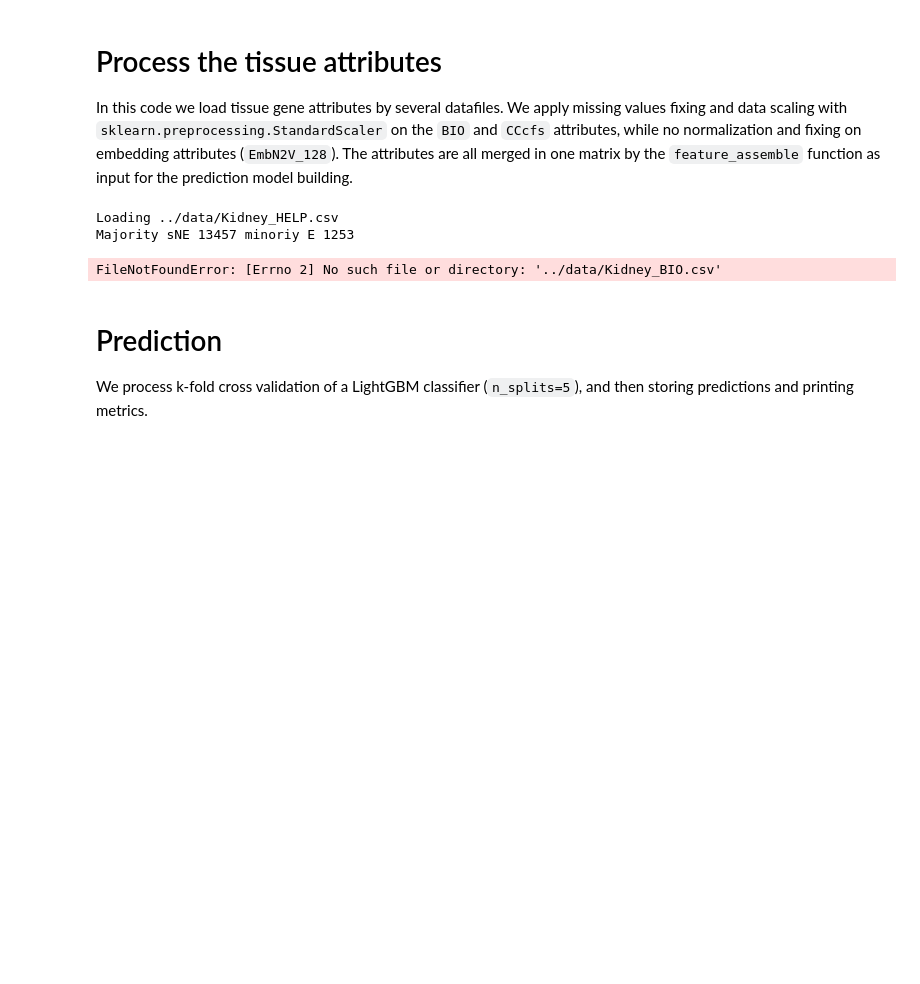
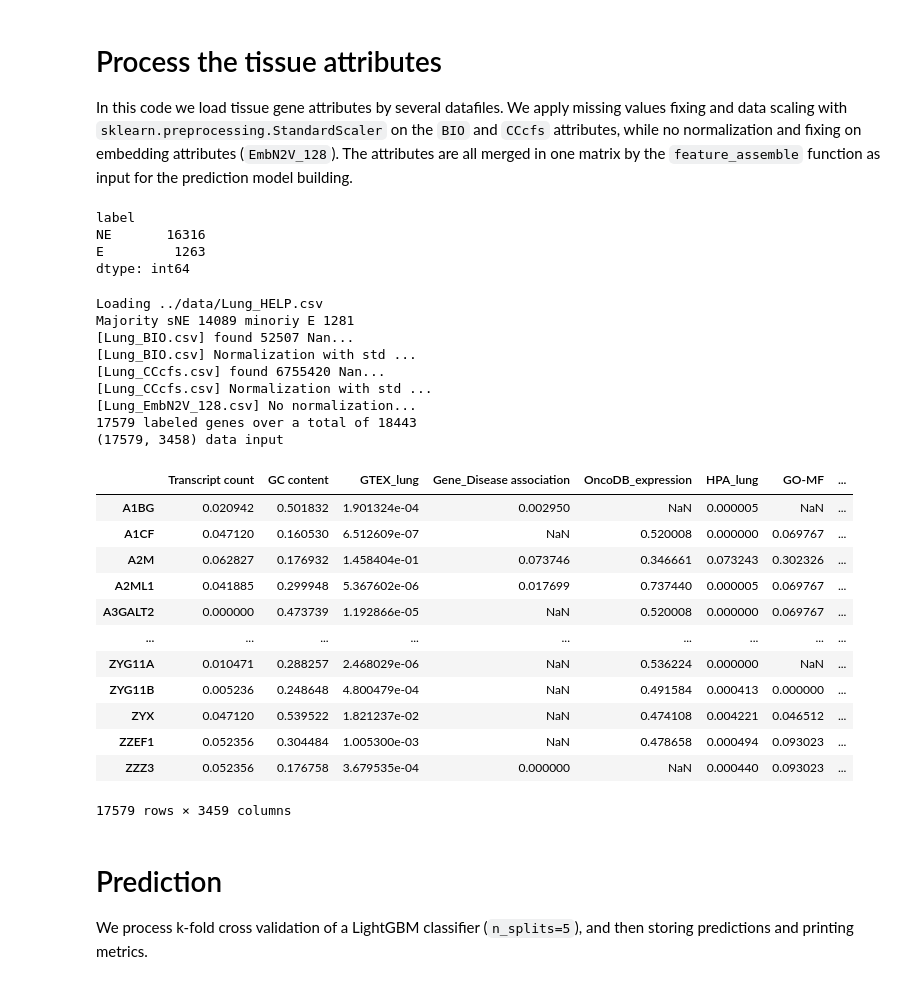
Before and after one commit to giordamaug/HELP, a Jupyter notebook: help/notebooks/prediction.ipynb, the cells around one changed output. Saved outputs shown, nothing was run; the diff lists cells and outputs as text; code cells hidden in the pictures; blank space fills up the shorter version.

```diff
--- a/help/notebooks/prediction.ipynb
+++ b/help/notebooks/prediction.ipynb
@@ -3,21 +3,48 @@ datapath = "../data"
 # %% [markdown]
 # Process the tissue attributes
 In this code we load tissue gene attributes by several datafiles. We apply missing values fixing and data scaling with `sklearn.preprocessing.StandardScaler` on the `BIO` and `CCcfs` attributes, while no normalization and fixing on embedding attributes (`EmbN2V_128`). The attributes are all merged in one matrix by the `feature_assemble` function as input for the prediction model building.
+# %%
+df_y.replace({'aE': 'NE', 'sNE': 'NE'}).value_counts(normalize=False)
+# %% [output]
+label
+NE       16316
+E         1263
+dtype: int64
 # %%
+tissue='Lung'
 import pandas as pd
 from help.preprocess.loaders import feature_assemble
 import os
-label_file = os.path.join(datapath, 'Kidney_HELP.csv')
-features = [{'fname': os.path.join(datapath, 'Kidney_BIO.csv'), 'fixna' : True, 'normalize': 'std'},
-            {'fname': os.path.join(datapath, 'Kidney_CCcfs.csv'), 'fixna' : True, 'normalize': 'std'},
-            {'fname': os.path.join(datapath, 'Kidney_EmbN2V_128.csv'), 'fixna' : None, 'normalize': None}]
+label_file = os.path.join(datapath, f'{tissue}_HELP.csv')
+features = [{'fname': os.path.join(datapath, f'{tissue}_BIO.csv'), 'fixna' : True, 'normalize': 'std'},
+            {'fname': os.path.join(datapath, f'{tissue}_CCcfs.csv'), 'fixna' : True, 'normalize': 'std'},
+            {'fname': os.path.join(datapath, f'{tissue}_EmbN2V_128.csv'), 'fixna' : None, 'normalize': None}]
 df_X, df_y = feature_assemble(label_file = label_file,
                               features=features, subsample=False, seed=1, saveflag=False, verbose=True)
 pd.merge(df_X, df_y, left_index=True, right_index=True, how='outer')
 # %% [output]
-Loading ../data/Kidney_HELP.csv
-Majority sNE 13457 minoriy E 1253
+Loading ../data/Lung_HELP.csv
+Majority sNE 14089 minoriy E 1281
+[Lung_BIO.csv] found 52507 Nan...
+[Lung_BIO.csv] Normalization with std ...
+[Lung_CCcfs.csv] found 6755420 Nan...
+[Lung_CCcfs.csv] Normalization with std ...
+[Lung_EmbN2V_128.csv] No normalization...
+17579 labeled genes over a total of 18443
+(17579, 3458) data input
+|  | Transcript count | GC content | GTEX_lung | Gene_Disease association | OncoDB_expression | HPA_lung | GO-MF | ... |
+| A1BG | 0.020942 | 0.501832 | 1.901324e-04 | 0.002950 | NaN | 0.000005 | NaN | ... |
+| A1CF | 0.047120 | 0.160530 | 6.512609e-07 | NaN | 0.520008 | 0.000000 | 0.069767 | ... |
+| A2M | 0.062827 | 0.176932 | 1.458404e-01 | 0.073746 | 0.346661 | 0.073243 | 0.302326 | ... |
+| A2ML1 | 0.041885 | 0.299948 | 5.367602e-06 | 0.017699 | 0.737440 | 0.000005 | 0.069767 | ... |
+| A3GALT2 | 0.000000 | 0.473739 | 1.192866e-05 | NaN | 0.520008 | 0.000000 | 0.069767 | ... |
+| ... | ... | ... | ... | ... | ... | ... | ... | ... |
+| ZYG11A | 0.010471 | 0.288257 | 2.468029e-06 | NaN | 0.536224 | 0.000000 | NaN | ... |
+| ZYG11B | 0.005236 | 0.248648 | 4.800479e-04 | NaN | 0.491584 | 0.000413 | 0.000000 | ... |
+| ZYX | 0.047120 | 0.539522 | 1.821237e-02 | NaN | 0.474108 | 0.004221 | 0.046512 | ... |
+| ZZEF1 | 0.052356 | 0.304484 | 1.005300e-03 | NaN | 0.478658 | 0.000494 | 0.093023 | ... |
+| ZZZ3 | 0.052356 | 0.176758 | 3.679535e-04 | 0.000000 | NaN | 0.000440 | 0.093023 | ... |
-FileNotFoundError: [Errno 2] No such file or directory: '../data/Kidney_BIO.csv'
+17579 rows × 3459 columns
 # %% [markdown]
 # Prediction
 We process k-fold cross validation of a LightGBM classifier (`n_splits=5`), and then storing predictions and printing metrics.
```
